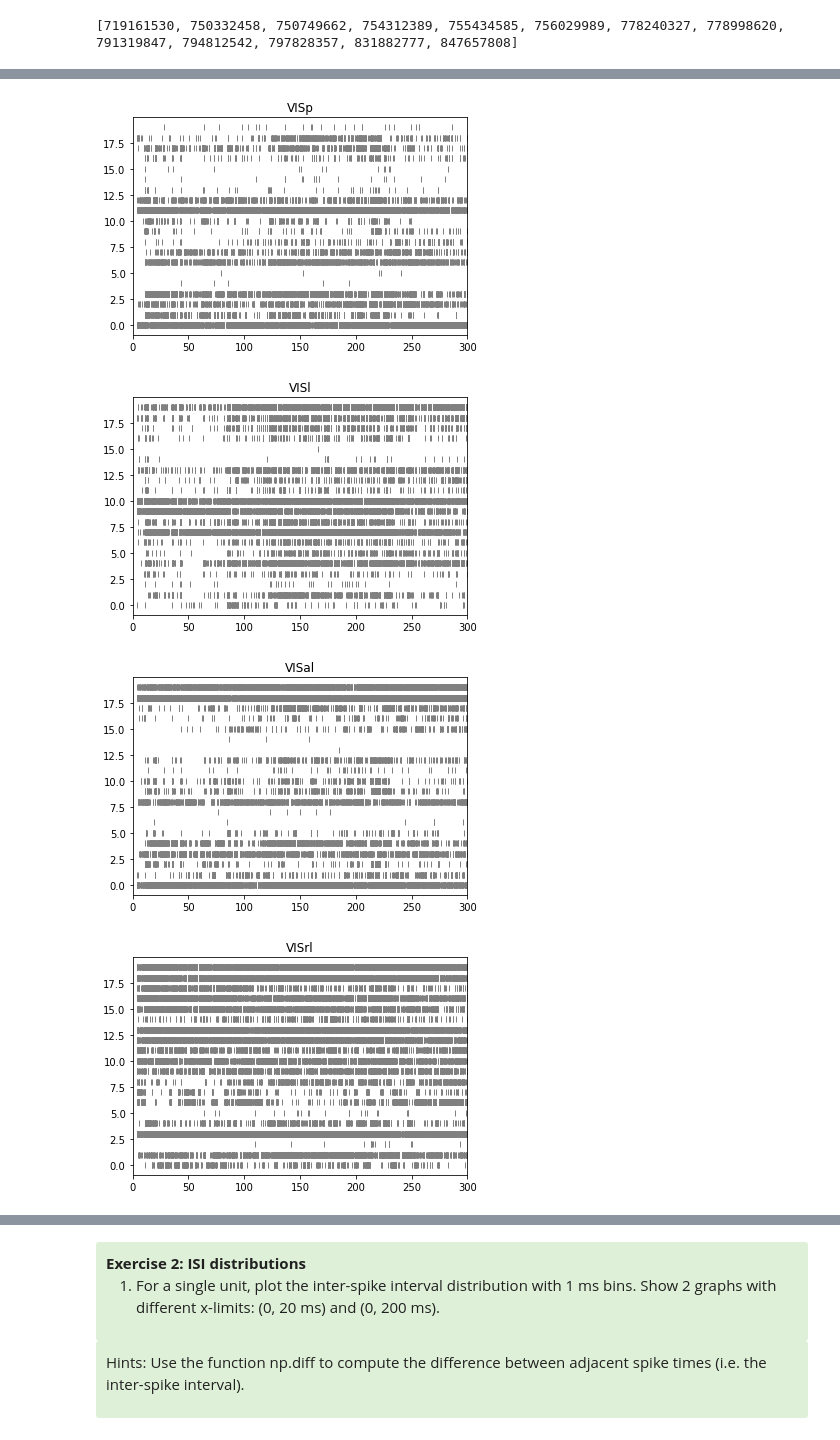
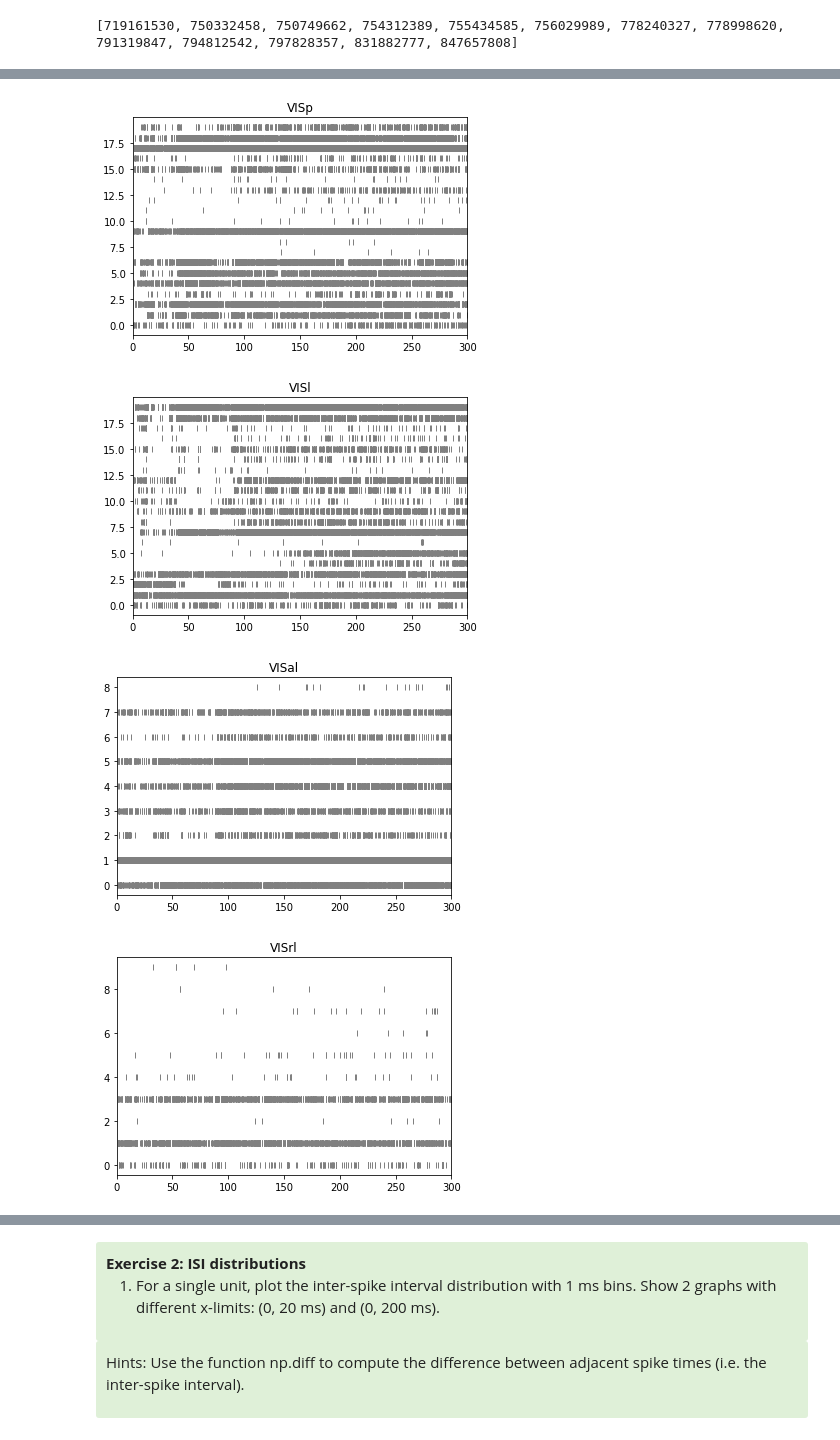
Before and after one commit to AllenInstitute/swdb_2021, a Jupyter notebook: DynamicBrain/solutions/Neuropixels_exercises.ipynb, the cells around one changed output, grey strips where cells are left out. Drawn from its saved outputs; the diff is of its cells as text; code cells hidden in the pictures.

Commit message:
fixed exercise solutions & header images

```diff
--- a/DynamicBrain/solutions/Neuropixels_exercises.ipynb
+++ b/DynamicBrain/solutions/Neuropixels_exercises.ipynb
@@ -38,7 +38,7 @@ else:
     data_root = "/run/media/tom.chartrand/Brain2019"
 
 #manifest_path = os.path.join(data_root, "dynamic-brain-workshop/visual_coding_neuropixels/2019/manifest.json")
-manifest_path = os.path.join('ecephys_cache_dir', "manifest.json")
+manifest_path = os.path.join('/Users/ethan.mcbride/ecephys_cache_dir/', "manifest.json")
 # %% [markdown]
 # Exercises
 # %% [markdown]
@@ -92,15 +90,15 @@ WARNING:root:downloading a 2929.156MiB file from http://api.brain-map.org//api/v
 # %%
 for i, area in enumerate(vis_areas):
-    vis_unit_list = session.units[session.units.structure_acronym==area].index
+    vis_unit_list = session.units[session.units.ecephys_structure_acronym==area].index
 
     for i,unit in enumerate(vis_unit_list[:20]):
         spike_times =  session.spike_times[unit]
         plt.plot(spike_times, np.repeat(i, len(spike_times)), '|', color='gray')
     plt.title(area)
     plt.xlim(0,300)
     plt.show()
 # %% [output]
-[figure, old version]
+[figure, new version]
-[figure, old version]
+[figure, new version]
-[figure, old version]
+[figure, new version]
-[figure, old version]
+[figure, new version]
```
Also changed, not shown: parts of 36 cells of this notebook.
